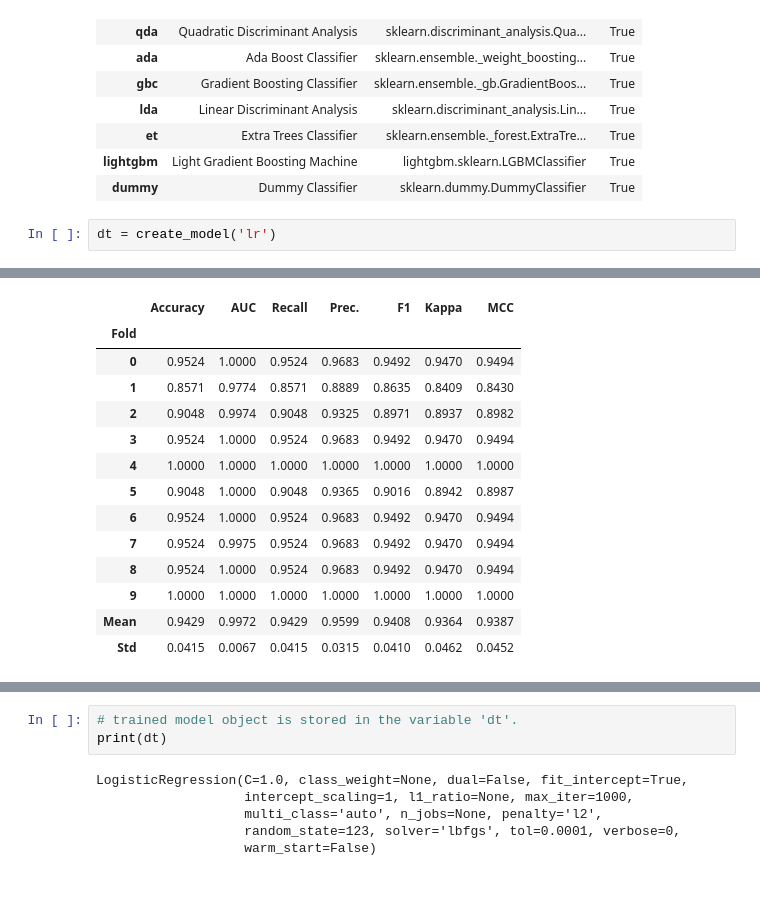
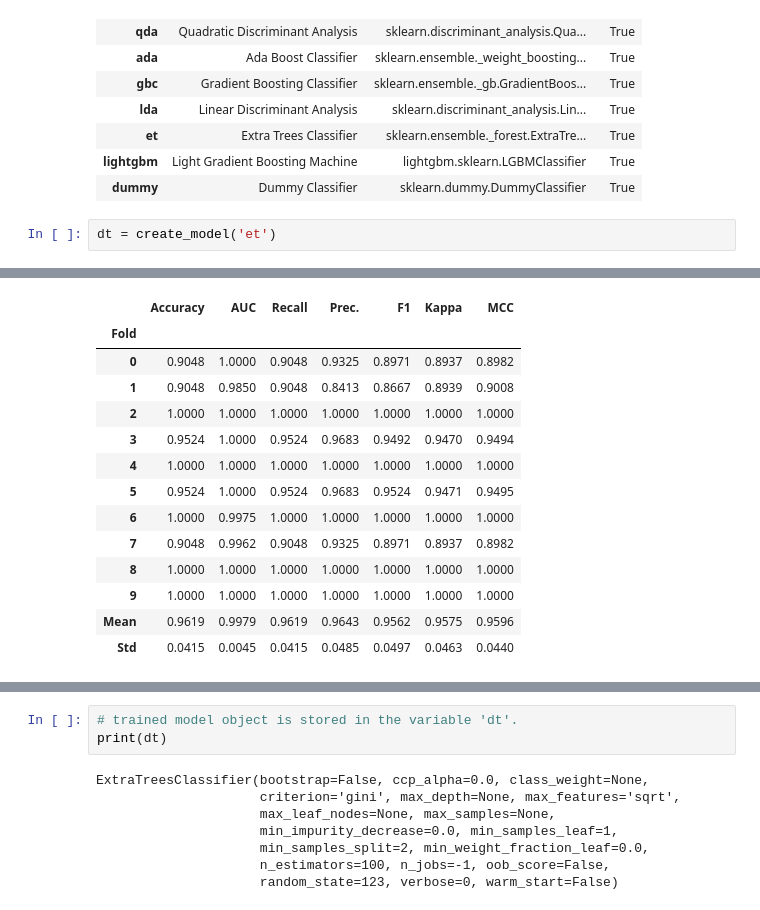
Before and after one commit to Akkito64/Classicfication_thainumber, a Jupyter notebook: Classification_with_pycaret.ipynb, the cells around one changed output, grey strips where cells are left out. Drawn from its saved outputs; the diff is of its cells as text.

```diff
--- a/Classification_with_pycaret.ipynb
+++ b/Classification_with_pycaret.ipynb
@@ -270,33 +292,35 @@ models()
 | lightgbm | Light Gradient Boosting Machine | lightgbm.sklearn.LGBMClassifier | True |
 | dummy | Dummy Classifier | sklearn.dummy.DummyClassifier | True |
 # %%
-dt = create_model('lr')
+dt = create_model('et')
 # %% [output]
 [interactive output not drawn]
 |  | Accuracy | AUC | Recall | Prec. | F1 | Kappa | MCC |
 | Fold |  |  |  |  |  |  |  |
-| 0 | 0.9524 | 1.0000 | 0.9524 | 0.9683 | 0.9492 | 0.9470 | 0.9494 |
-| 1 | 0.8571 | 0.9774 | 0.8571 | 0.8889 | 0.8635 | 0.8409 | 0.8430 |
-| 2 | 0.9048 | 0.9974 | 0.9048 | 0.9325 | 0.8971 | 0.8937 | 0.8982 |
+| 0 | 0.9048 | 1.0000 | 0.9048 | 0.9325 | 0.8971 | 0.8937 | 0.8982 |
+| 1 | 0.9048 | 0.9850 | 0.9048 | 0.8413 | 0.8667 | 0.8939 | 0.9008 |
+| 2 | 1.0000 | 1.0000 | 1.0000 | 1.0000 | 1.0000 | 1.0000 | 1.0000 |
 | 3 | 0.9524 | 1.0000 | 0.9524 | 0.9683 | 0.9492 | 0.9470 | 0.9494 |
 | 4 | 1.0000 | 1.0000 | 1.0000 | 1.0000 | 1.0000 | 1.0000 | 1.0000 |
-| 5 | 0.9048 | 1.0000 | 0.9048 | 0.9365 | 0.9016 | 0.8942 | 0.8987 |
-| 6 | 0.9524 | 1.0000 | 0.9524 | 0.9683 | 0.9492 | 0.9470 | 0.9494 |
-| 7 | 0.9524 | 0.9975 | 0.9524 | 0.9683 | 0.9492 | 0.9470 | 0.9494 |
-| 8 | 0.9524 | 1.0000 | 0.9524 | 0.9683 | 0.9492 | 0.9470 | 0.9494 |
+| 5 | 0.9524 | 1.0000 | 0.9524 | 0.9683 | 0.9524 | 0.9471 | 0.9495 |
+| 6 | 1.0000 | 0.9975 | 1.0000 | 1.0000 | 1.0000 | 1.0000 | 1.0000 |
+| 7 | 0.9048 | 0.9962 | 0.9048 | 0.9325 | 0.8971 | 0.8937 | 0.8982 |
+| 8 | 1.0000 | 1.0000 | 1.0000 | 1.0000 | 1.0000 | 1.0000 | 1.0000 |
 | 9 | 1.0000 | 1.0000 | 1.0000 | 1.0000 | 1.0000 | 1.0000 | 1.0000 |
-| Mean | 0.9429 | 0.9972 | 0.9429 | 0.9599 | 0.9408 | 0.9364 | 0.9387 |
-| Std | 0.0415 | 0.0067 | 0.0415 | 0.0315 | 0.0410 | 0.0462 | 0.0452 |
+| Mean | 0.9619 | 0.9979 | 0.9619 | 0.9643 | 0.9562 | 0.9575 | 0.9596 |
+| Std | 0.0415 | 0.0045 | 0.0415 | 0.0485 | 0.0497 | 0.0463 | 0.0440 |
 [interactive output not drawn]
 # %%
 # trained model object is stored in the variable 'dt'.
 print(dt)
 # %% [output]
-LogisticRegression(C=1.0, class_weight=None, dual=False, fit_intercept=True,
-                   intercept_scaling=1, l1_ratio=None, max_iter=1000,
-                   multi_class='auto', n_jobs=None, penalty='l2',
-                   random_state=123, solver='lbfgs', tol=0.0001, verbose=0,
-                   warm_start=False)
+ExtraTreesClassifier(bootstrap=False, ccp_alpha=0.0, class_weight=None,
+                     criterion='gini', max_depth=None, max_features='sqrt',
+                     max_leaf_nodes=None, max_samples=None,
+                     min_impurity_decrease=0.0, min_samples_leaf=1,
+                     min_samples_split=2, min_weight_fraction_leaf=0.0,
+                     n_estimators=100, n_jobs=-1, oob_score=False,
+                     random_state=123, verbose=0, warm_start=False)
 # %%
 tuned_dt = tune_model(dt,optimize='F1',n_iter= 10 ,fold= 5)
 # %% [output]
```
Also changed, not shown: parts of 17 cells of this notebook, 2 other files.
